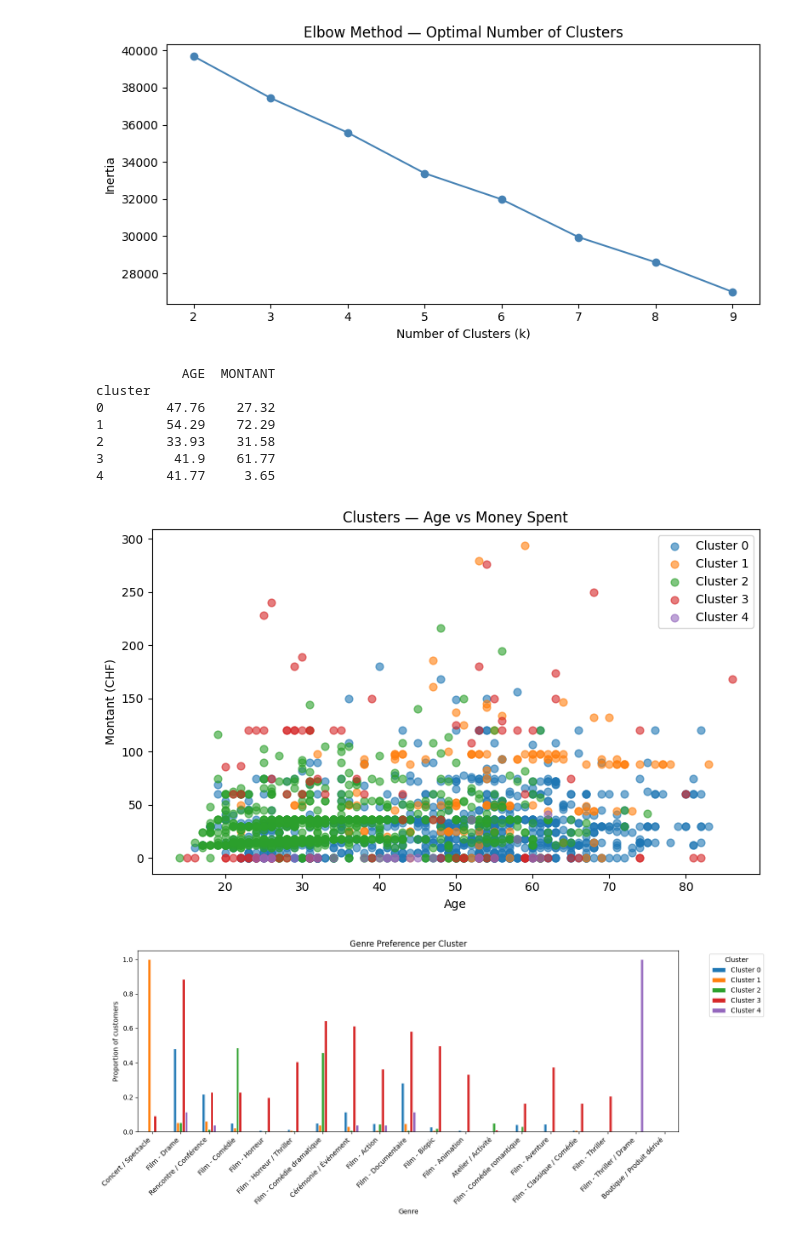
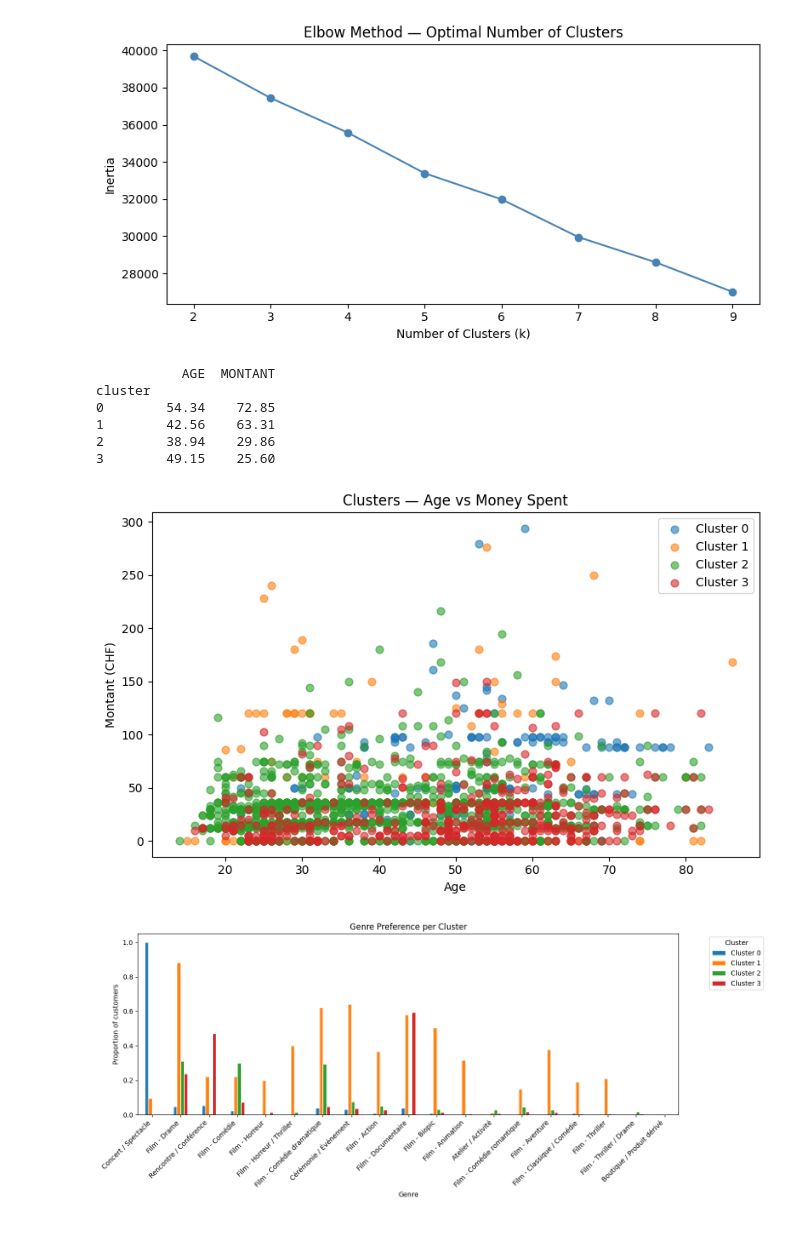
Before and after one commit to twillixa/Algorithm-in-BI, a Jupyter notebook: Main.ipynb, the cells around one changed output. Drawn from its saved outputs; the diff is of its cells as text; code cells hidden in the pictures.

```diff
--- a/Main.ipynb
+++ b/Main.ipynb
@@ -632,7 +632,7 @@ plt.show()
 # %%
 import matplotlib.cm as cm
 
-K = 5  #  adjust after elbow plot
+K = 4  #  adjust after elbow plot
 
 km = KMeans(n_clusters=K, random_state=42, n_init=10)
 cluster_df["cluster"] = km.fit_predict(X_scaled)
@@ -644,40 +644,39 @@ cluster_labels = [f"Cluster {c}" for c in range(K)]
 # Cluster profiles
 print(cluster_df.groupby("cluster")[["AGE", "MONTANT"]].mean().round(2))
 
 # Scatter — Age vs Montant
 plt.figure(figsize=(8, 5))
 for c in range(K):
     subset = cluster_df[cluster_df["cluster"] == c]
     plt.scatter(subset["AGE"], subset["MONTANT"], label=cluster_labels[c],
                 color=colors[c], alpha=0.6, s=40)
 plt.title("Clusters — Age vs Money Spent")
 plt.xlabel("Age")
 plt.ylabel("Montant (CHF)")
 plt.legend()
 plt.tight_layout()
 plt.show()
 
 # Genre preference per cluster
 genre_profile = cluster_df.groupby("cluster")[genre_cols].mean()
 
 genre_profile.T.plot(kind="bar", figsize=(14, 6), color=colors, edgecolor="white")
 plt.title("Genre Preference per Cluster")
 plt.xlabel("Genre")
 plt.ylabel("Proportion of customers")
 plt.xticks(rotation=45, ha="right")
 plt.legend(cluster_labels, title="Cluster", bbox_to_anchor=(1.05, 1), loc="upper left")
 plt.tight_layout()
 plt.show()
 # %% [output]
            AGE  MONTANT
 cluster
-0        47.76    27.32
-1        54.29    72.29
-2        33.93    31.58
-3         41.9    61.77
-4        41.77     3.65
+0        54.34    72.85
+1        42.56    63.31
+2        38.94    29.86
+3        49.15    25.60
-[figure, old version]
+[figure, new version]
-[figure, old version]
+[figure, new version]
 # %%
 # Change this to the cluster you want to inspect
 CLUSTER = 2
```
Also changed, not shown: parts of 3 cells of this notebook.
